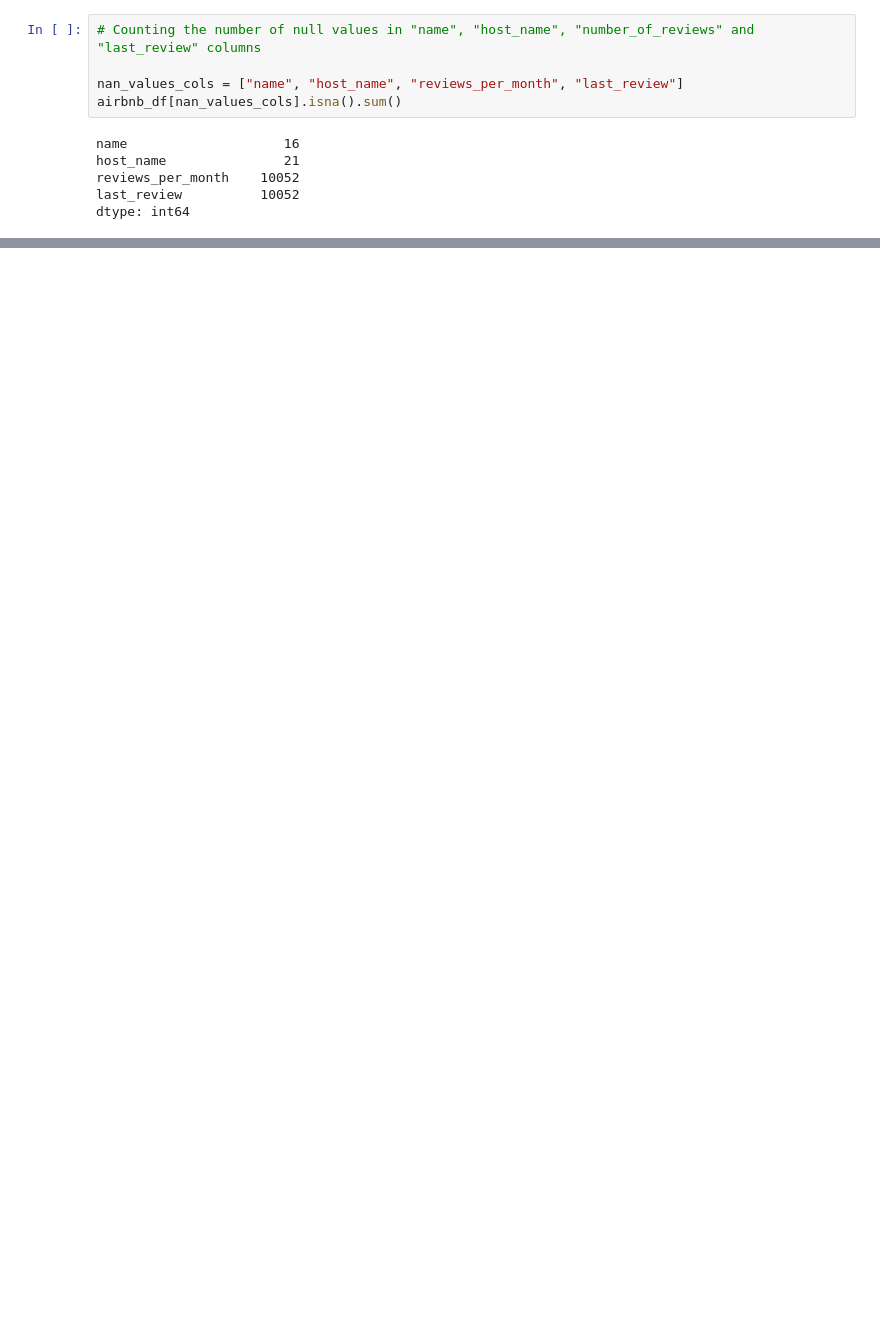
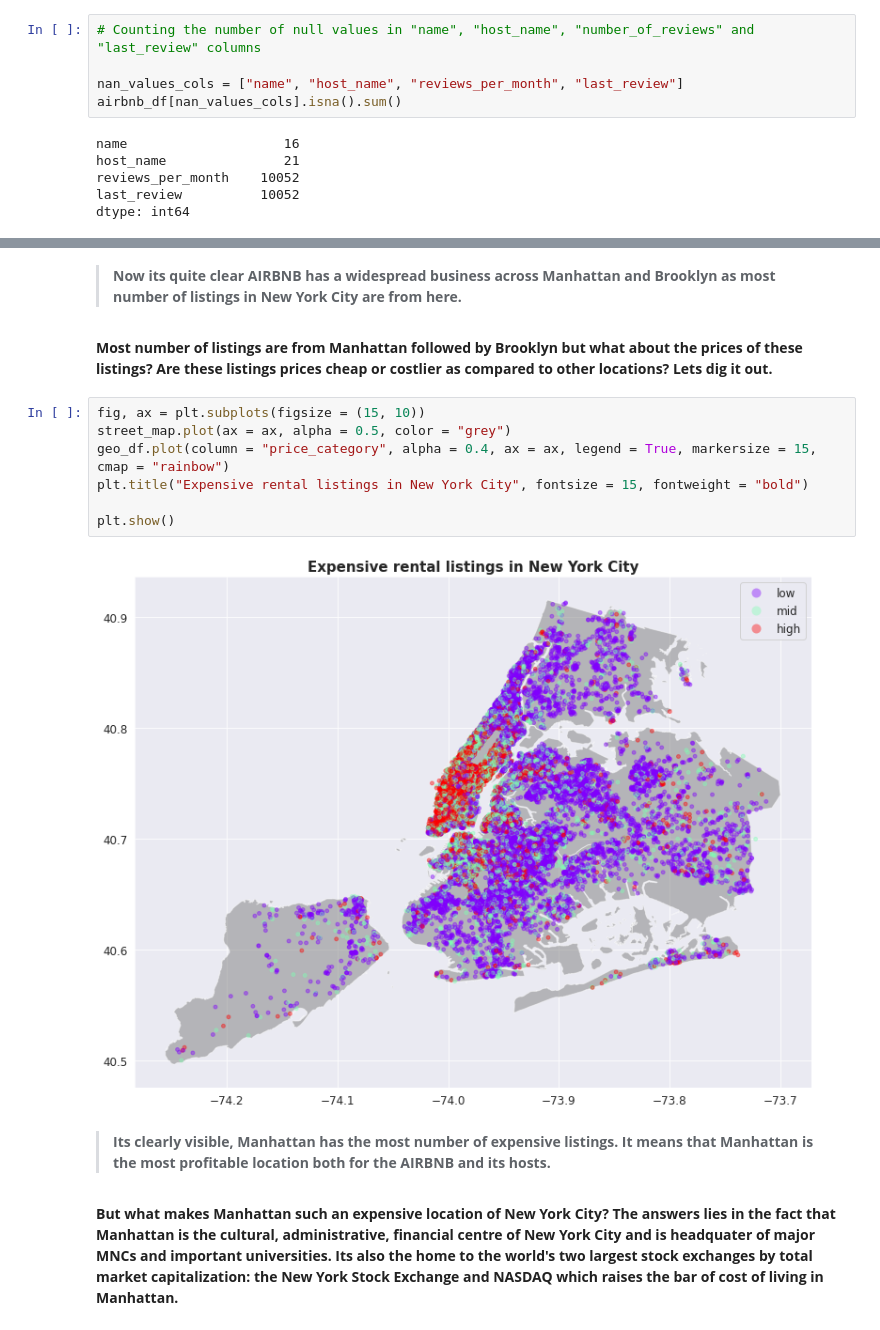
Before and after one commit to RupeshSharma14/Airbnb-Bookings-Analysis, a Jupyter notebook: Airbnb_Bookings_Analysis_Capstone_Project.ipynb, the cells around one changed output, grey strips where cells are left out. Saved outputs shown, nothing was run; the diff lists cells and outputs as text; blank space fills up the shorter version.

```diff
--- a/Airbnb_Bookings_Analysis_Capstone_Project.ipynb
+++ b/Airbnb_Bookings_Analysis_Capstone_Project.ipynb
@@ -595,0 +248,21 @@ sns.scatterplot(x = "latitude", y = "longitude", hue = "neighbourhood", data = s
+# %% [markdown]
+
+
+> **Now its quite clear AIRBNB has a widespread business across Manhattan and Brooklyn as most number of listings in New York City are from here.**
+# %% [markdown]
+**Most number of listings are from Manhattan followed by Brooklyn but what about the prices of these listings? Are these listings prices cheap or costlier as compared to other locations? Lets dig it out.**
+# %%
+fig, ax = plt.subplots(figsize = (15, 10))
+street_map.plot(ax = ax, alpha = 0.5, color = "grey")
+geo_df.plot(column = "price_category", alpha = 0.4, ax = ax, legend = True, markersize = 15, cmap = "rainbow")
+plt.title("Expensive rental listings in New York City", fontsize = 15, fontweight = "bold")
+
+plt.show()
+# %% [output]
+[figure, added]
+# %% [markdown]
+
+
+> **Its clearly visible, Manhattan has the most number of expensive listings. It means that Manhattan is the most profitable location both for the AIRBNB and its hosts.**
+# %% [markdown]
+**But what makes Manhattan such an expensive location of New York City? The answers lies in the fact that Manhattan is the cultural, administrative, financial centre of New York City and is headquater of major MNCs and important universities. Its also the home to the world's two largest stock exchanges by total market capitalization: the New York Stock Exchange and NASDAQ which raises the bar of cost of living in Manhattan.**
```
Also changed, not shown: parts of 117 cells of this notebook.
